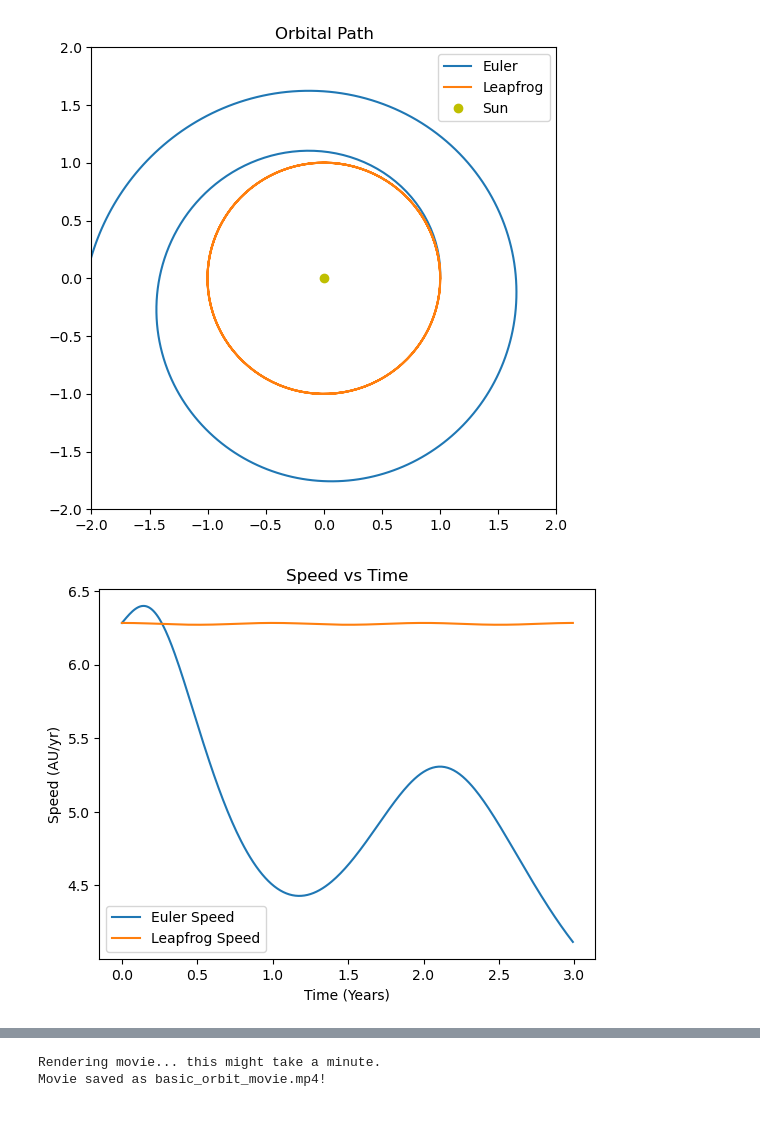
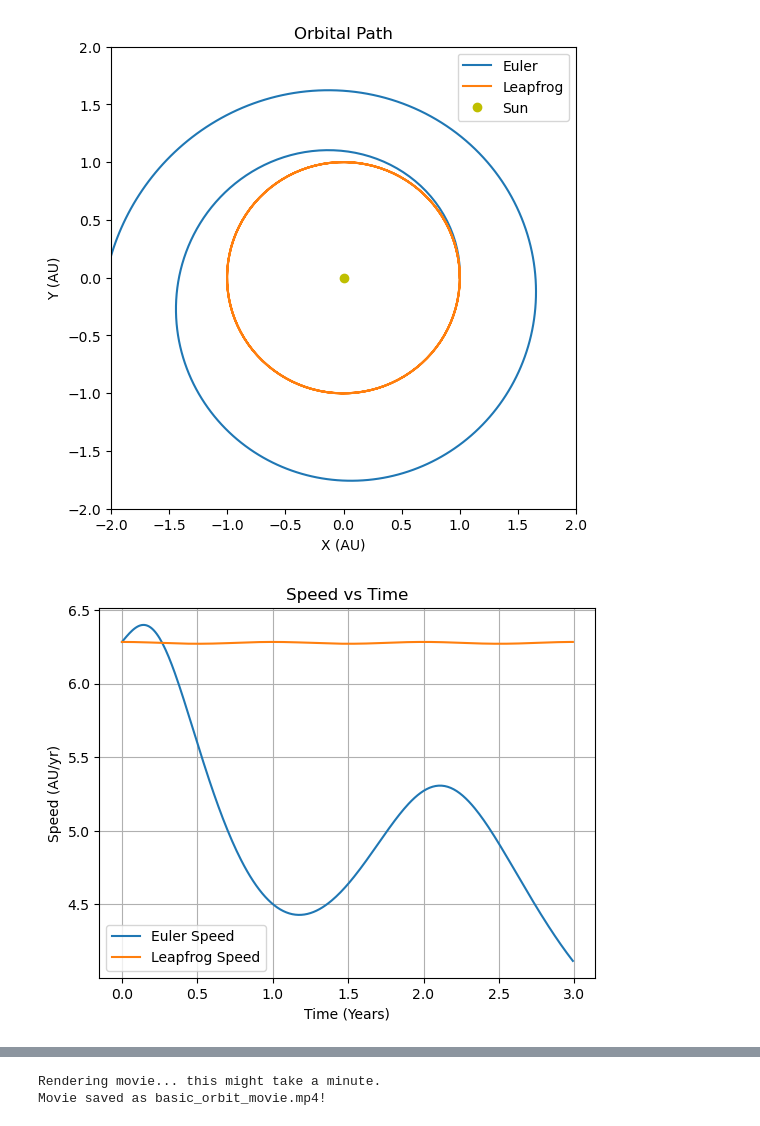
Before and after one commit to punyapaudel/hw4, a Jupyter notebook: Problem1.ipynb, the cells around one changed output, grey strips where cells are left out. Cells and saved outputs as stored; diff of their text form; code cells hidden in the pictures.

```diff
--- a/Problem1.ipynb
+++ b/Problem1.ipynb
@@ -8,8 +8,9 @@ import matplotlib.pyplot as plt
 G = 4 * (math.pi ** 2)  # Gravity constant
 M = 1.0                 # Mass of Sun
 current_time = 0.0
-dt = 0.01              # Time step
-steps = 300             # 3 years / 0.01 dt = 300 steps
+dt = 0.01
+t_max = 3.0
+steps = round(t_max/dt)             # 3 years / 0.01 dt = 300 steps
 
 # Starting variables for Euler (x, y, vx, vy)
 ex, ey = 1.0, 0.0
@@ -87,32 +88,36 @@ for _ in range(steps):
 # Plot 1: The Trajectory
 plt.figure(1, figsize=(6, 6))
 plt.xlim(-2,2)
 plt.ylim(-2,2)
 plt.plot(e_path_x, e_path_y, label="Euler")
 plt.plot(l_path_x, l_path_y, label="Leapfrog")
 plt.plot(0, 0, 'yo', label="Sun") # 'yo' makes a yellow dot
 plt.title("Orbital Path")
+plt.xlabel("X (AU)")
+plt.ylabel("Y (AU)")
 plt.legend()
 
 # Plot 2: Speed over time
 plt.figure(2)
 plt.plot(time_list, e_speed, label="Euler Speed")
 plt.plot(time_list, l_speed, label="Leapfrog Speed")
 plt.title("Speed vs Time")
 plt.xlabel("Time (Years)")
 plt.ylabel("Speed (AU/yr)")
+plt.grid(True)
 plt.legend()
 
 # Plot 3: Energy over time
 plt.figure(3)
 plt.plot(time_list, e_energy, label="Euler Energy")
 plt.plot(time_list, l_energy, label="Leapfrog Energy")
 plt.title("Specific Energy vs Time")
 plt.xlabel("Time (Years)")
 plt.ylabel("Specific Energy")
+plt.grid(True)
 plt.legend()
 
 plt.show()
 # %% [output]
-[figure, old version]
+[figure, new version]
-[figure, old version]
+[figure, new version]
```
Also changed, not shown: parts of 1 cell of this notebook, 1 other file.
